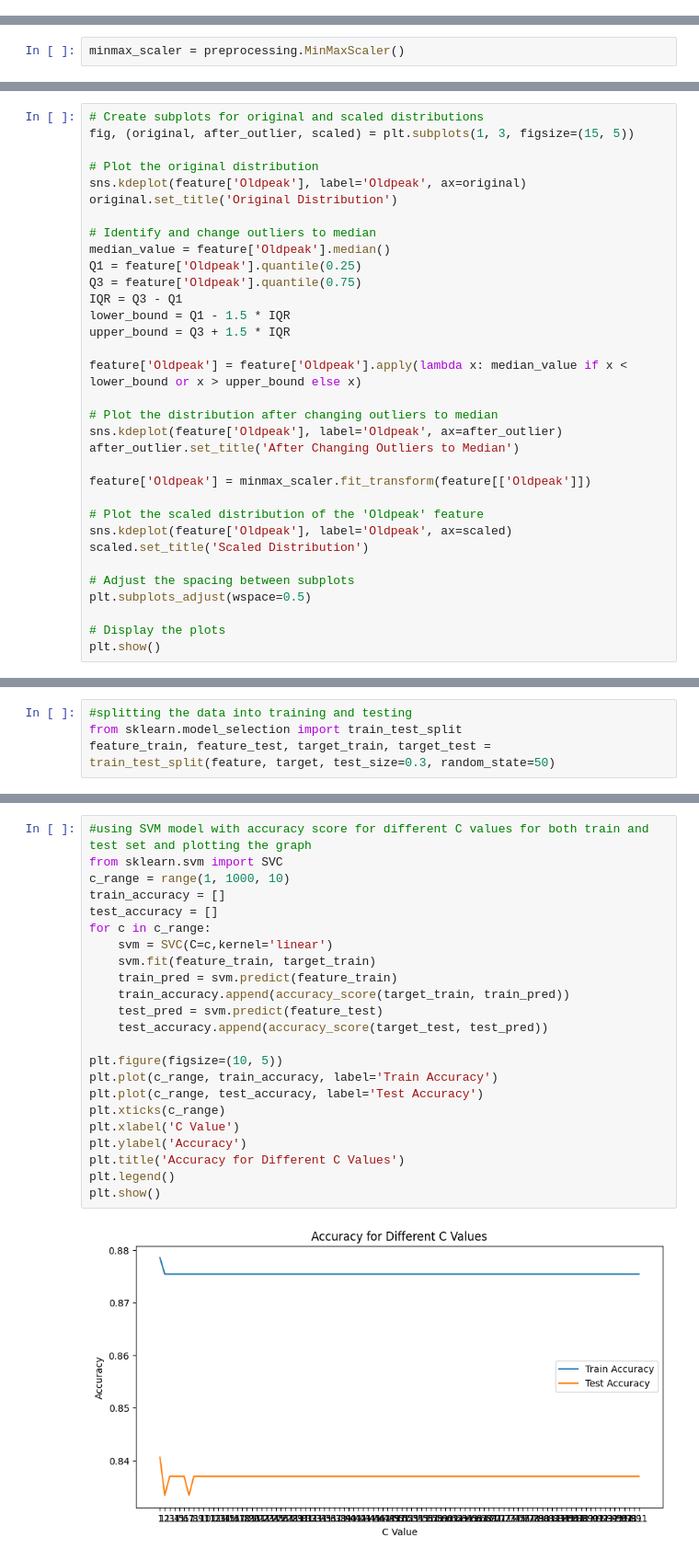
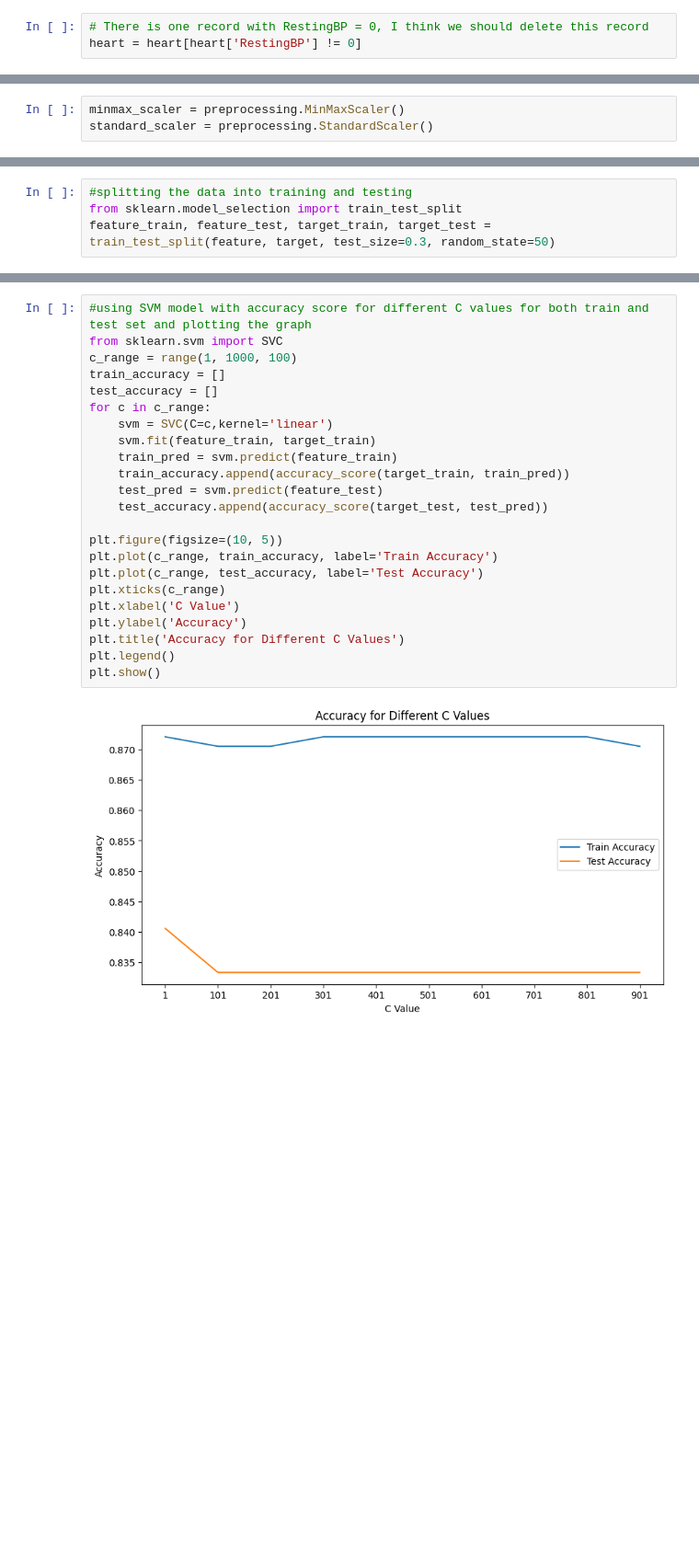
Before and after one commit to nbzuong/ML_Project, a Jupyter notebook: heart_predict.ipynb, the cells around one changed output, grey strips where cells are left out. Shown at 92% size. Saved outputs shown, nothing was run; the diff lists cells and outputs as text; blank space fills up the shorter version.

```diff
--- a/heart_predict.ipynb
+++ b/heart_predict.ipynb
@@ -78,6 +78,9 @@ fig.delaxes(ax[3, 2])
 plt.show()
 # %% [output]
 [figure]
+# %%
+# There is one record with RestingBP = 0, I think we should delete this record
+heart = heart[heart['RestingBP'] != 0]
 # %%
 target = heart.iloc[:, -1]   # Last column as the target variable
 feature = heart.iloc[:, :-1]  # All columns except the last one as the features
@@ -89,6 +92,7 @@ for col in categorical_cols:
     feature[col] = le.fit_transform(feature[col])
 # %%
 minmax_scaler = preprocessing.MinMaxScaler()
+standard_scaler = preprocessing.StandardScaler()
 # %%
 fig, (original, scaled) = plt.subplots(1, 2)
 sns.kdeplot(feature['Age'], label='Age', ax=original)
@@ -194,33 +220,0 @@ plt.show()
-# %%
-# Create subplots for original and scaled distributions
-fig, (original, after_outlier, scaled) = plt.subplots(1, 3, figsize=(15, 5))
-
-# Plot the original distribution
-sns.kdeplot(feature['Oldpeak'], label='Oldpeak', ax=original)
-original.set_title('Original Distribution')
-
-# Identify and change outliers to median
-median_value = feature['Oldpeak'].median()
-Q1 = feature['Oldpeak'].quantile(0.25)
-Q3 = feature['Oldpeak'].quantile(0.75)
-IQR = Q3 - Q1
-lower_bound = Q1 - 1.5 * IQR
-upper_bound = Q3 + 1.5 * IQR
-
-feature['Oldpeak'] = feature['Oldpeak'].apply(lambda x: median_value if x < lower_bound or x > upper_bound else x)
-
-# Plot the distribution after changing outliers to median
-sns.kdeplot(feature['Oldpeak'], label='Oldpeak', ax=after_outlier)
-after_outlier.set_title('After Changing Outliers to Median')
-
-feature['Oldpeak'] = minmax_scaler.fit_transform(feature[['Oldpeak']])
-
-# Plot the scaled distribution of the 'Oldpeak' feature
-sns.kdeplot(feature['Oldpeak'], label='Oldpeak', ax=scaled)
-scaled.set_title('Scaled Distribution')
-
-# Adjust the spacing between subplots
-plt.subplots_adjust(wspace=0.5)
-
-# Display the plots
-plt.show()
@@ -279,28 +271,28 @@ plt.show()
 # %%
 #using SVM model with accuracy score for different C values for both train and test set and plotting the graph
 from sklearn.svm import SVC
-c_range = range(1, 1000, 10)
+c_range = range(1, 1000, 100)
 train_accuracy = []
 test_accuracy = []
 for c in c_range:
     svm = SVC(C=c,kernel='linear')
     svm.fit(feature_train, target_train)
     train_pred = svm.predict(feature_train)
     train_accuracy.append(accuracy_score(target_train, train_pred))
     test_pred = svm.predict(feature_test)
     test_accuracy.append(accuracy_score(target_test, test_pred))
 
 plt.figure(figsize=(10, 5))
 plt.plot(c_range, train_accuracy, label='Train Accuracy')
 plt.plot(c_range, test_accuracy, label='Test Accuracy')
 plt.xticks(c_range)
 plt.xlabel('C Value')
 plt.ylabel('Accuracy')
 plt.title('Accuracy for Different C Values')
 plt.legend()
 plt.show()
 # %% [output]
-[figure, old version]
+[figure, new version]
 # %%
 from sklearn.neural_network import MLPClassifier
 from sklearn.metrics import accuracy_score
```
Also changed, not shown: parts of 10 cells of this notebook.
